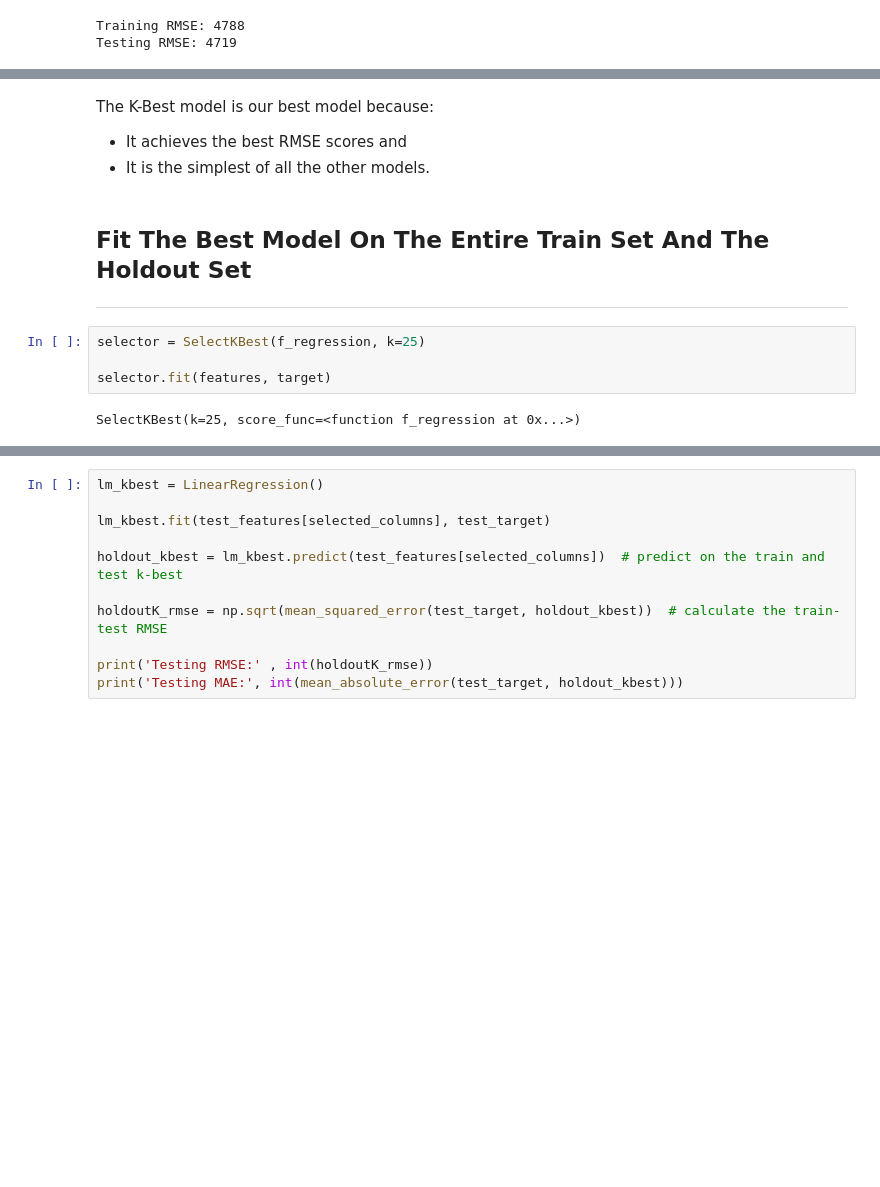
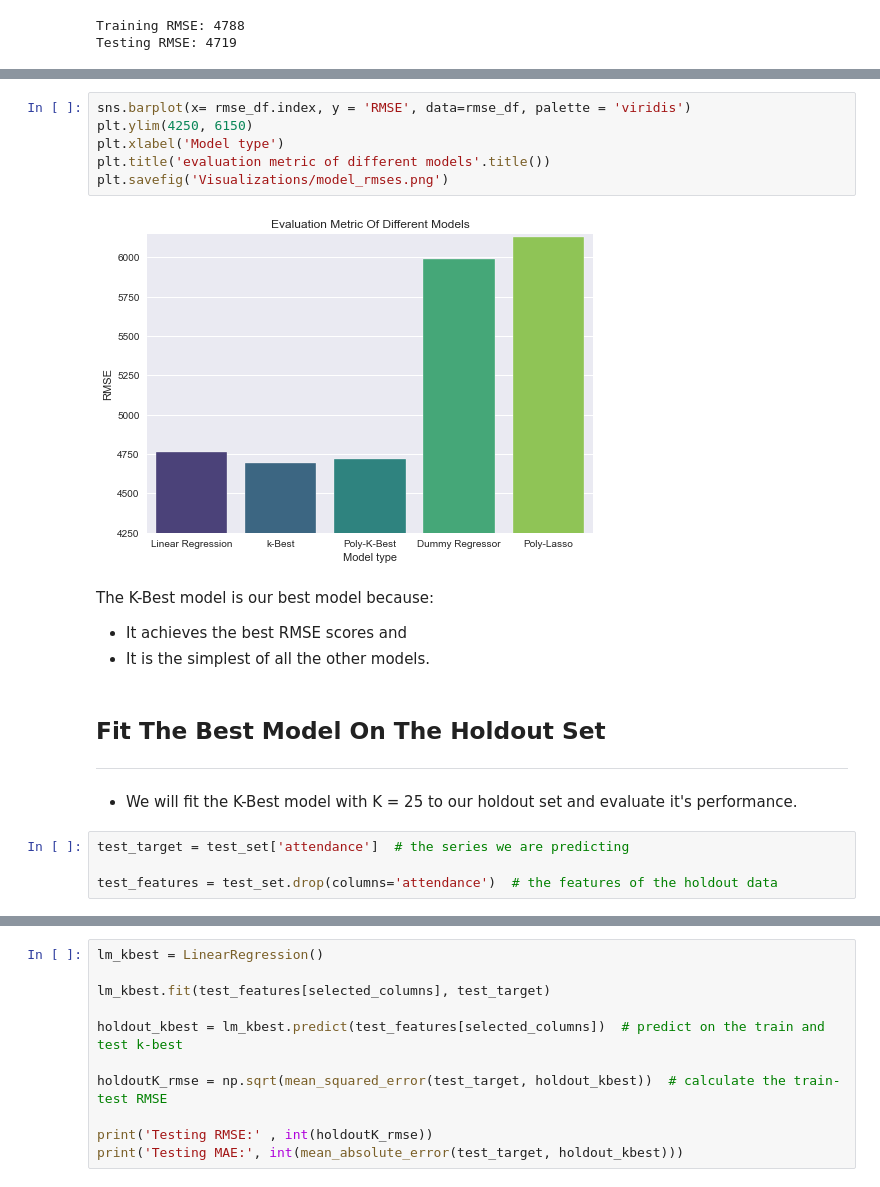
Before and after one commit to ykfarhan/forecasting-nymets-attendance, a Jupyter notebook: Regression_mlb.ipynb, the cells around one changed output, grey strips where cells are left out. Cells and saved outputs as stored; diff of their text form; blank space fills up the shorter version.

```diff
--- a/Regression_mlb.ipynb
+++ b/Regression_mlb.ipynb
@@ -303,13 +324,21 @@ rmse_df.sort_values(by='RMSE')
+# %%
+sns.barplot(x= rmse_df.index, y = 'RMSE', data=rmse_df, palette = 'viridis')
+plt.ylim(4250, 6150)
+plt.xlabel('Model type')
+plt.title('evaluation metric of different models'.title())
+plt.savefig('Visualizations/model_rmses.png')
+# %% [output]
+[figure, added]
 # %% [markdown]
 The K-Best model is our best model because:
 * It achieves the best RMSE scores and
 * It is the simplest of all the other models.
 # %% [markdown]
-## Fit The Best Model On The Entire Train Set And The Holdout Set
+## Fit The Best Model On The Holdout Set
 ___
-# %%
-selector = SelectKBest(f_regression, k=25)
-
-selector.fit(features, target)
-# %% [output]
-SelectKBest(k=25, score_func=<function f_regression at 0x...>)
+# %% [markdown]
+* We will fit the K-Best model with K = 25 to our holdout set and evaluate it's performance.
+# %%
+test_target = test_set['attendance']  # the series we are predicting
+
+test_features = test_set.drop(columns='attendance')  # the features of the holdout data
```
Also changed, not shown: parts of 42 cells of this notebook, 1 other file.
